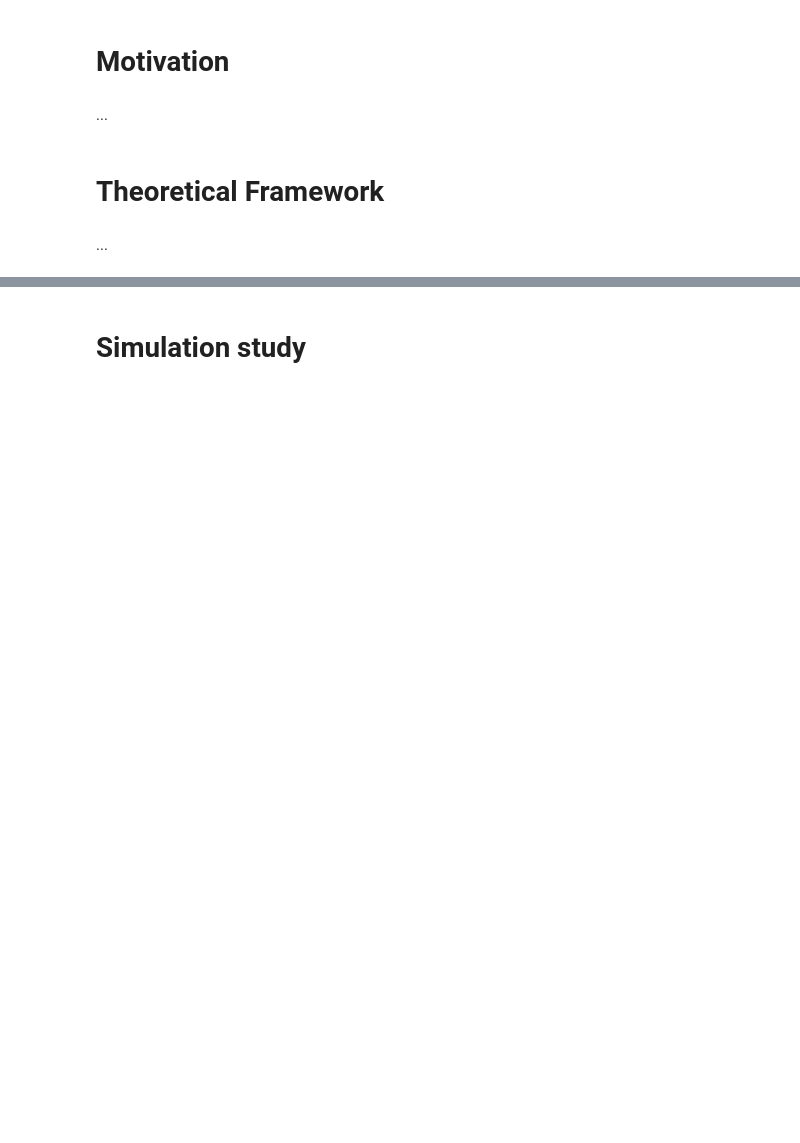
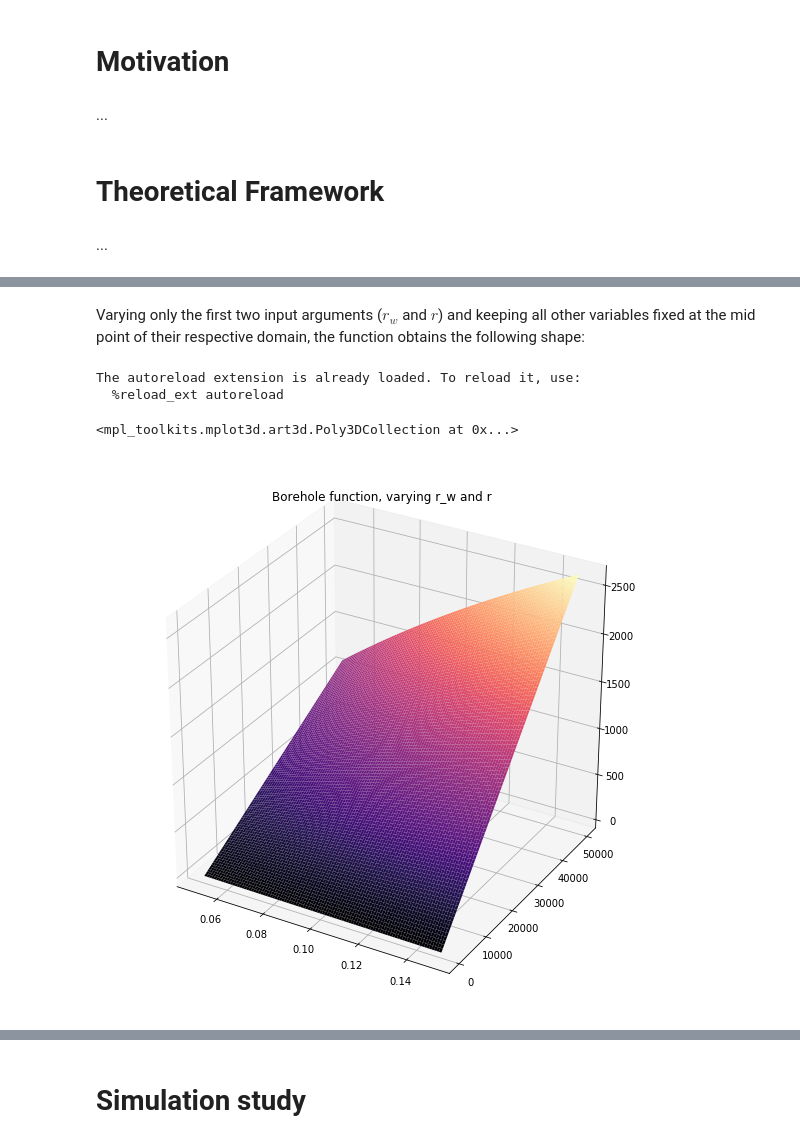
Before and after one commit to simonjheiler/function_approximation, a Jupyter notebook: student_project.ipynb, the cells around one changed output, grey strips where cells are left out. Saved outputs shown, nothing was run; the diff lists cells and outputs as text; code cells hidden in the pictures; blank space fills up the shorter version.

Commit message:
Some refactoring, porting code for sparsegrid, work on student_project notebook.

```diff
--- a/student_project.ipynb
+++ b/student_project.ipynb
@@ -14,0 +36,34 @@ Ultimately, the goal is to implement interpolation methods in *respy*, an open-s
+# %% [markdown]
+Varying only the first two input arguments ($r_w$ and $r$) and keeping all other variables fixed at the mid point of their respective domain, the function obtains the following shape:
+# %%
+%load_ext autoreload
+%matplotlib inline
+
+import os
+import sys
+
+root = os.path.dirname(os.path.abspath(sys.argv[0]))
+sys.path.insert(0, root)
+
+import matplotlib.pyplot as plt
+import numpy as np
+import src.functions_to_approximate as functions
+
+
+x = np.linspace(0.05, 0.15, 100)
+y = np.linspace(100, 50000, 100)
+X, Y = np.meshgrid(x,y)
+
+grid = np.asarray([X.reshape(10000), Y.reshape(10000)]).T
+f_2 = functions.borehole_wrapper_vectorize(grid)
+f_2 = np.asarray(f_2).reshape((100, 100))
+
+fig = plt.figure(figsize=(10, 10))
+
+ax = fig.add_subplot(111, projection='3d',title="Borehole function, varying r_w and r")
+ax.plot_surface(X, Y, f_2, rstride=1, cstride=1, cmap=plt.cm.magma)
+# %% [output]
+The autoreload extension is already loaded. To reload it, use:
+  %reload_ext autoreload
+<mpl_toolkits.mplot3d.art3d.Poly3DCollection at 0x...>
+[figure, added]
```
Also changed, not shown: parts of 20 cells of this notebook, 7 other files.
